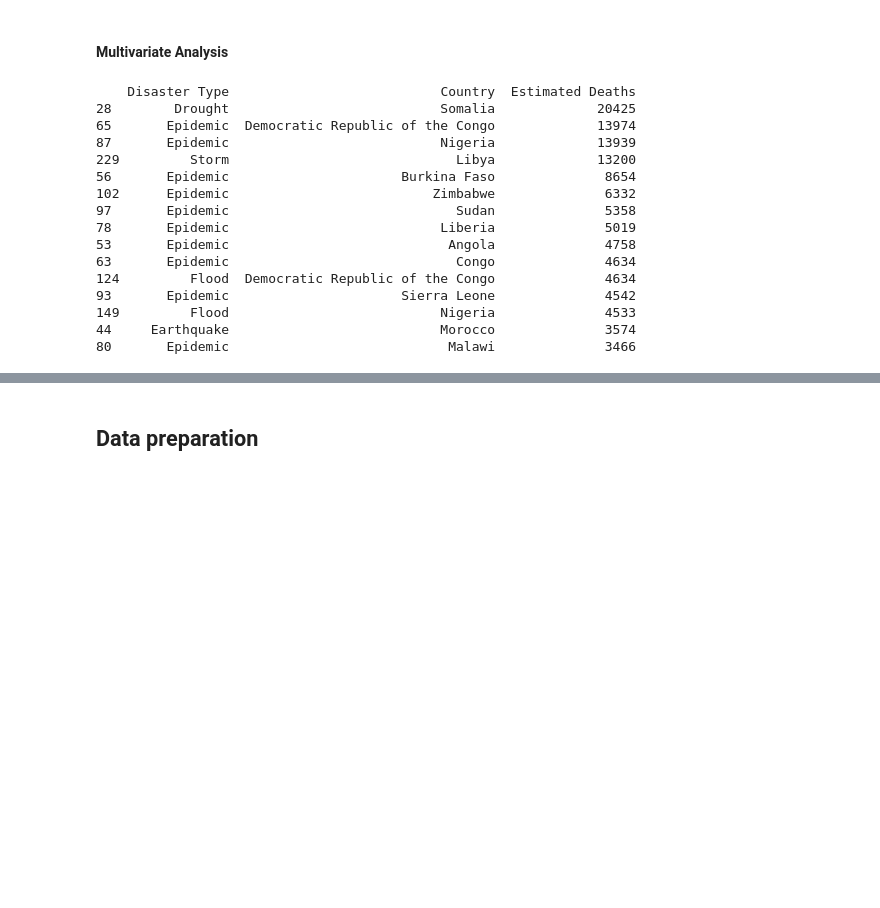
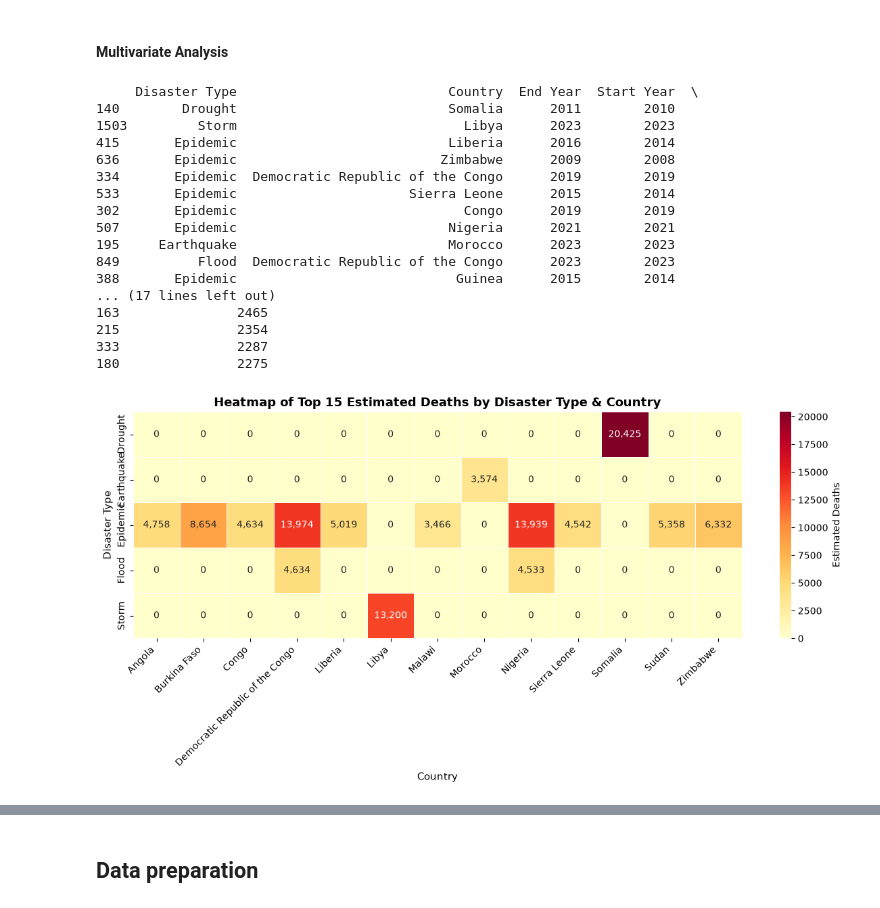
Before and after one commit to abelkk/Africa-Disaster-Impact-Predictor, a Jupyter notebook: noteboooks/app.ipynb, the cells around one changed output, grey strips where cells are left out. Saved outputs shown, nothing was run; the diff lists cells and outputs as text; code cells hidden in the pictures; blank space fills up the shorter version.

```diff
--- a/noteboooks/app.ipynb
+++ b/noteboooks/app.ipynb
@@ -299,22 +299,50 @@ plt.show()
 # %% [markdown]
 #### **Multivariate Analysis**
 # %%
-grouped_deaths = df.groupby(['Disaster Type', 'Country'])['Estimated Deaths'].sum().reset_index()
+grouped_deaths = df.groupby(['Disaster Type', 'Country','End Year','Start Year'])['Estimated Deaths'].sum().reset_index()
 print(grouped_deaths.sort_values( by='Estimated Deaths',ascending=False).head(15))
 # %% [output]
-    Disaster Type                           Country  Estimated Deaths
-28        Drought                           Somalia             20425
-65       Epidemic  Democratic Republic of the Congo             13974
-87       Epidemic                           Nigeria             13939
-229         Storm                             Libya             13200
-56       Epidemic                      Burkina Faso              8654
-102      Epidemic                          Zimbabwe              6332
-97       Epidemic                             Sudan              5358
-78       Epidemic                           Liberia              5019
-53       Epidemic                            Angola              4758
-63       Epidemic                             Congo              4634
-124         Flood  Democratic Republic of the Congo              4634
-93       Epidemic                      Sierra Leone              4542
-149         Flood                           Nigeria              4533
-44     Earthquake                           Morocco              3574
-80       Epidemic                            Malawi              3466
+     Disaster Type                           Country  End Year  Start Year  \
+140        Drought                           Somalia      2011        2010
+1503         Storm                             Libya      2023        2023
+415       Epidemic                           Liberia      2016        2014
+636       Epidemic                          Zimbabwe      2009        2008
+334       Epidemic  Democratic Republic of the Congo      2019        2019
+533       Epidemic                      Sierra Leone      2015        2014
+302       Epidemic                             Congo      2019        2019
+507       Epidemic                           Nigeria      2021        2021
+195     Earthquake                           Morocco      2023        2023
+849          Flood  Democratic Republic of the Congo      2023        2023
+388       Epidemic                            Guinea      2015        2014
+... (17 lines left out)
+163               2465
+215               2354
+333               2287
+180               2275
+# %%
+top15_deaths = grouped_deaths.sort_values(by='Estimated Deaths', ascending=False).head(15)
+# %%
+heatmap_matrix = top15_deaths.pivot(
+    index='Disaster Type',
+    columns='Country',
+    values='Estimated Deaths'
+).fillna(0)
+# %%
+plt.figure(figsize=(12, 6))
+sns.heatmap(
+    heatmap_matrix,
+    annot=True,
+    fmt=',.0f',
+    cmap='YlOrRd',
+    linewidths=0.5,
+    cbar_kws={'label': 'Estimated Deaths'}
+)
+
+plt.title('Heatmap of Top 15 Estimated Deaths by Disaster Type & Country', fontsize=13, fontweight='bold')
+plt.xlabel('Country', fontsize=11)
+plt.ylabel('Disaster Type', fontsize=11)
+plt.xticks(rotation=45, ha='right')
+plt.tight_layout()
+plt.show()
+# %% [output]
+[figure, added]
```
Also changed, not shown: parts of 1 cell of this notebook.
